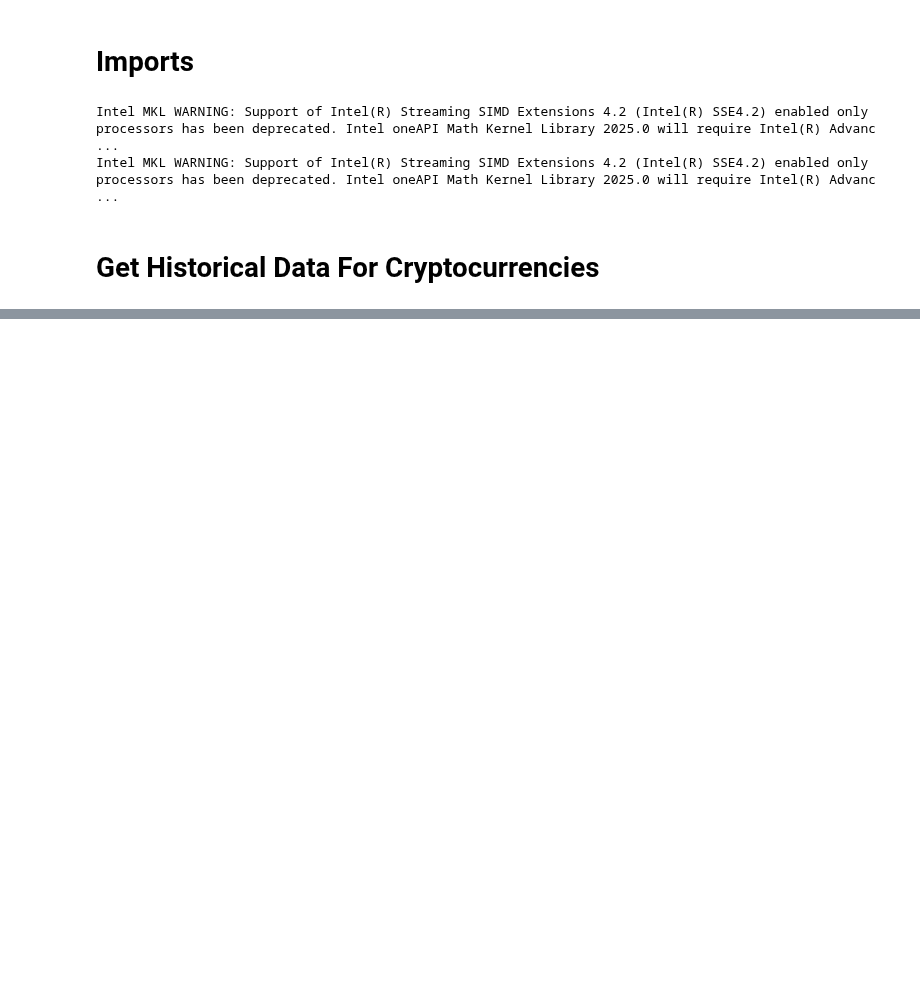
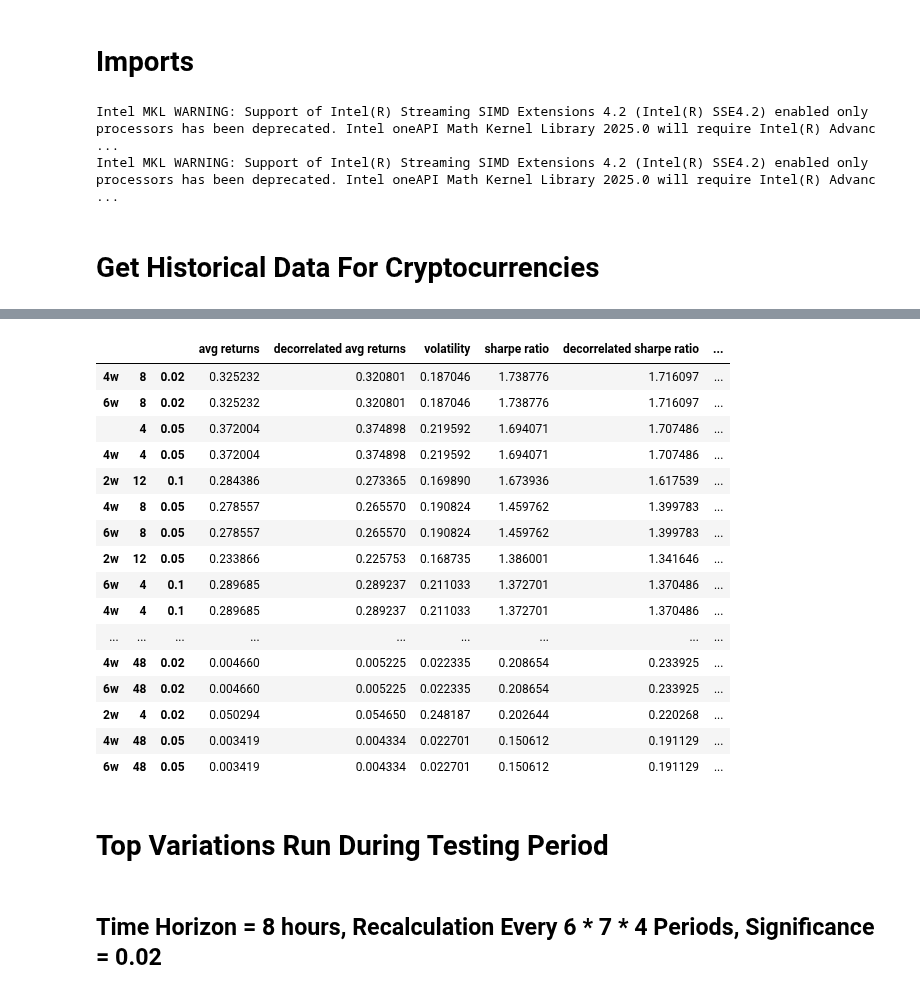
Before and after one commit to wbchristerson/crypto-strategies, a Jupyter notebook: statistical_arbitrage_cointegration.ipynb, the cells around one changed output, grey strips where cells are left out. Saved outputs shown, nothing was run; the diff lists cells and outputs as text; code cells hidden in the pictures; blank space fills up the shorter version.

```diff
--- a/statistical_arbitrage_cointegration.ipynb
+++ b/statistical_arbitrage_cointegration.ipynb
@@ -506,4 +175,0 @@ x = get_returns_from_dynamic_cointegration(4, popular_train_px)
-# %%
-gross_returns, net_returns = get_gross_returns_and_net_returns(x, popular_train_px)
-# %%
-gross_returns, net_returns = get_returns_from_dynamic_cointegration(4, full_train_px)
@@ -858,0 +425,16 @@ print(f"Sharpe Ratio: {sharpe_ratio:.2f}")
+# %%
+# Note: this takes a long time to run so it is guarded by an if-statement.
+
+should_run = False
+
+if should_run:
+    num_periods_between_recalculation = 6 * 7 * 6
+
+    variation_to_returns_6w = get_all_gross_returns_and_net_returns(
+        full_train_px,
+        num_periods_between_recalculation
+    )
+    net_return_variations_6w = pd.DataFrame(variation_to_returns_6w)
+    net_return_variations_6w.to_csv('./cointegration_recalculation_6w.csv', index=True)
+else:
+    net_return_variations_6w_from_csv = read_and_format_data_frame('./cointegration_recalculation_6w.csv')
@@ -858,0 +464,40 @@ print(f"Sharpe Ratio: {sharpe_ratio:.2f}")
+# %%
+horizon_to_px = get_horizon_to_px(full_train_px)
+variant_to_stats = dict()
+
+
+results = [
+    ('2w', net_return_variations_2w_from_csv),
+    ('4w', net_return_variations_4w_from_csv),
+    ('6w', net_return_variations_6w_from_csv),
+]
+
+for freq_label, return_result in results:
+    for column in return_result.columns:
+        variant_prices = horizon_to_px[int(column[0])]
+        variant_to_stats[(freq_label, int(column[0]), column[1])] = get_strategy_stats(
+           return_result[column].loc[variant_prices.index], int(column[0]), variant_prices)
+
+
+all_output_stats = pd.DataFrame(variant_to_stats).T.sort_values(by=["sharpe ratio"], ascending=False)
+all_output_stats
+# %% [output]
+|  |  |  | avg returns | decorrelated avg returns | volatility | sharpe ratio | decorrelated sharpe ratio | ... |
+| 4w | 8 | 0.02 | 0.325232 | 0.320801 | 0.187046 | 1.738776 | 1.716097 | ... |
+| 6w | 8 | 0.02 | 0.325232 | 0.320801 | 0.187046 | 1.738776 | 1.716097 | ... |
+|  | 4 | 0.05 | 0.372004 | 0.374898 | 0.219592 | 1.694071 | 1.707486 | ... |
+| 4w | 4 | 0.05 | 0.372004 | 0.374898 | 0.219592 | 1.694071 | 1.707486 | ... |
+| 2w | 12 | 0.1 | 0.284386 | 0.273365 | 0.169890 | 1.673936 | 1.617539 | ... |
+| 4w | 8 | 0.05 | 0.278557 | 0.265570 | 0.190824 | 1.459762 | 1.399783 | ... |
+| 6w | 8 | 0.05 | 0.278557 | 0.265570 | 0.190824 | 1.459762 | 1.399783 | ... |
+| 2w | 12 | 0.05 | 0.233866 | 0.225753 | 0.168735 | 1.386001 | 1.341646 | ... |
+| 6w | 4 | 0.1 | 0.289685 | 0.289237 | 0.211033 | 1.372701 | 1.370486 | ... |
+| 4w | 4 | 0.1 | 0.289685 | 0.289237 | 0.211033 | 1.372701 | 1.370486 | ... |
+| ... | ... | ... | ... | ... | ... | ... | ... | ... |
+| 4w | 48 | 0.02 | 0.004660 | 0.005225 | 0.022335 | 0.208654 | 0.233925 | ... |
+| 6w | 48 | 0.02 | 0.004660 | 0.005225 | 0.022335 | 0.208654 | 0.233925 | ... |
+| 2w | 4 | 0.02 | 0.050294 | 0.054650 | 0.248187 | 0.202644 | 0.220268 | ... |
+| 4w | 48 | 0.05 | 0.003419 | 0.004334 | 0.022701 | 0.150612 | 0.191129 | ... |
+| 6w | 48 | 0.05 | 0.003419 | 0.004334 | 0.022701 | 0.150612 | 0.191129 | ... |
+# %% [markdown]
+# Top Variations Run During Testing Period
@@ -858,0 +506,2 @@ print(f"Sharpe Ratio: {sharpe_ratio:.2f}")
+# %% [markdown]
+## Time Horizon = 8 hours, Recalculation Every 6 * 7 * 4 Periods, Significance = 0.02
```
Also changed, not shown: parts of 67 cells of this notebook, 3 other files.
